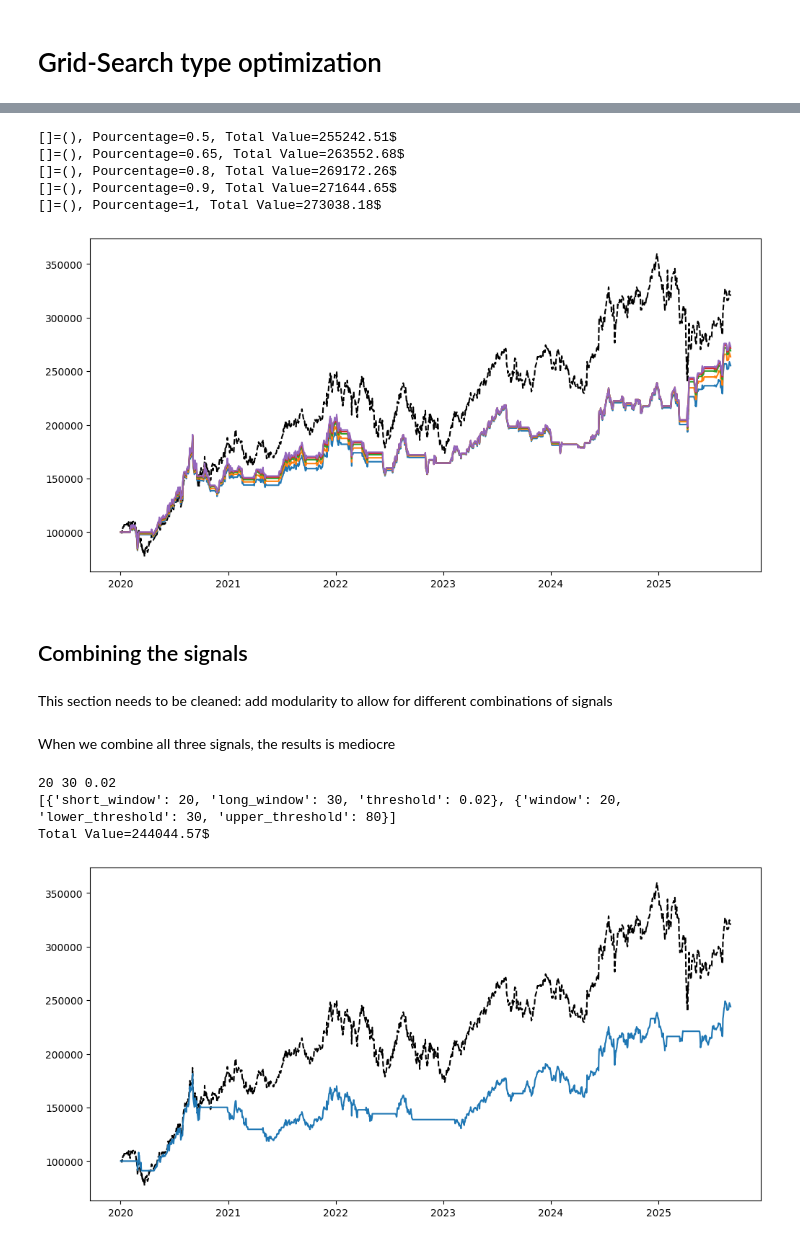
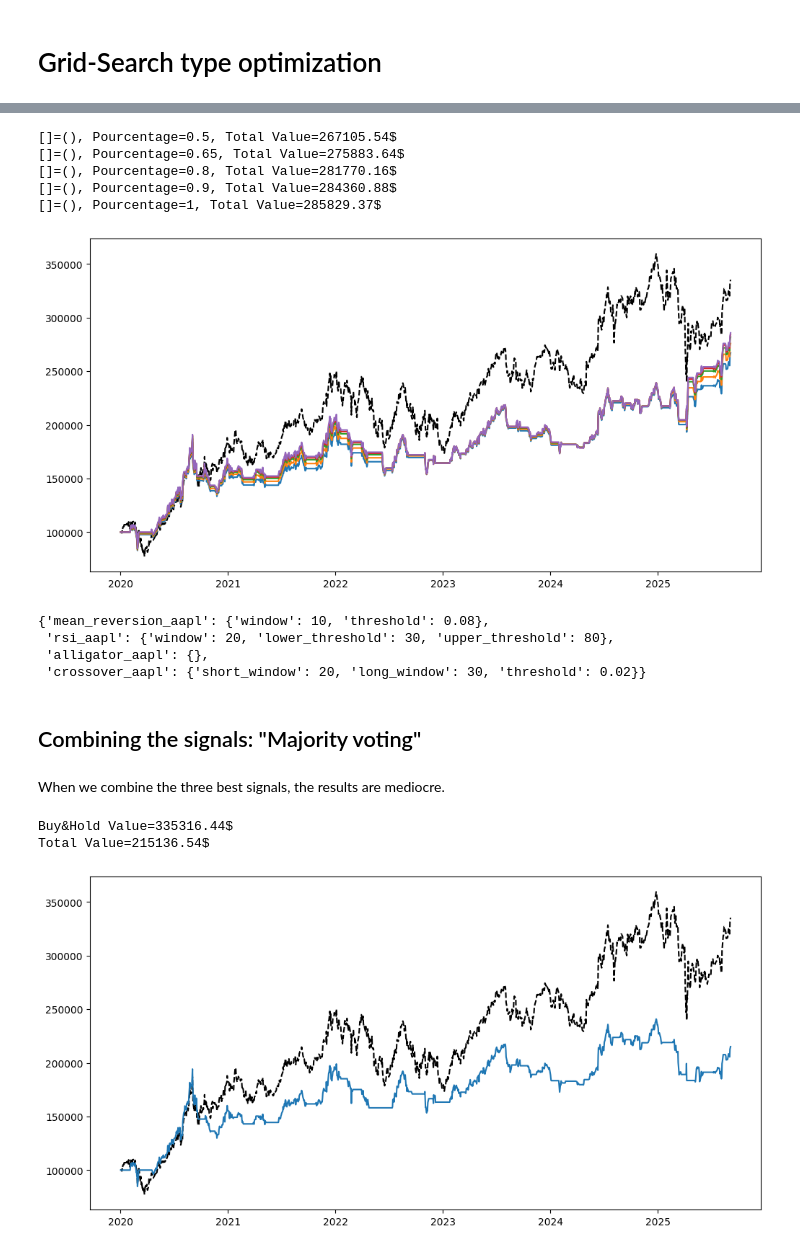
Before and after one commit to VincentGoze/SimpleBacktesting, a Jupyter notebook: Untitled.ipynb, the cells around one changed output, grey strips where cells are left out. Saved outputs shown, nothing was run; the diff lists cells and outputs as text; code cells hidden in the pictures.

```diff
--- a/Untitled.ipynb
+++ b/Untitled.ipynb
@@ -247,22 +262,32 @@ best_value_crossover, best_parameters["crossover"]=optimize_signal_parameters(mo
 # %%
-best_value_alligator, best_parameters["alligator"]=optimize_signal_parameters(alligator_signal,df,"Close",{},[0.2,0.5,0.65,0.8,0.9,1],cutoff_threshold=2.5)
+best_value_alligator, best_parameters["alligator_aapl"]=optimize_signal_parameters(alligator_signal,df,"Close",{},[0.2,0.5,0.65,0.8,0.9,1],cutoff_threshold=2.5)
 # %% [output]
-[]=(), Pourcentage=0.5, Total Value=255242.51$
-[]=(), Pourcentage=0.65, Total Value=263552.68$
-[]=(), Pourcentage=0.8, Total Value=269172.26$
-[]=(), Pourcentage=0.9, Total Value=271644.65$
-[]=(), Pourcentage=1, Total Value=273038.18$
+[]=(), Pourcentage=0.5, Total Value=267105.54$
+[]=(), Pourcentage=0.65, Total Value=275883.64$
+[]=(), Pourcentage=0.8, Total Value=281770.16$
+[]=(), Pourcentage=0.9, Total Value=284360.88$
+[]=(), Pourcentage=1, Total Value=285829.37$
-[figure, old version]
+[figure, new version]
+# %%
+best_parameters
+# %% [output]
+{'mean_reversion_aapl': {'window': 10, 'threshold': 0.08},
+ 'rsi_aapl': {'window': 20, 'lower_threshold': 30, 'upper_threshold': 80},
+ 'alligator_aapl': {},
+ 'crossover_aapl': {'short_window': 20, 'long_window': 30, 'threshold': 0.02}}
 # %% [markdown]
-## Combining the signals
+## Combining the signals: "Majority voting"
-# %% [markdown]
-This section needs to be cleaned: add modularity to allow for different combinations of signals
 # %% [markdown]
-When we combine all three signals, the results is mediocre
+When we combine the three best signals, the results are mediocre.
 # %%
 
 
-def test_combined_signals(df,prices_column,signals_dictionary,initial_amount=100000,start_date="2020-01-01"):
+def test_combined_signals_majority_voting(df,prices_column,signals_dictionary,initial_amount=100000,start_date="2020-01-01"):
+    """
+    Compute the signals from signals_dictionary add add them
+    If the result is positive, buy. If it is negative, sell.
+    This acts as a majority voting strategy
+    """
 
     # Buy & Hold benchmark
     plt.figure(figsize=(12, 6))
@@ -270,55 +295,49 @@ def test_combined_signals(df,prices_column,signals_dictionary,initial_amount=100
     to_buy=math.floor(initial_amount/df.iloc[0]["Open"])
     cash_residual=initial_amount-to_buy*df.iloc[0]["Open"]
     buy_hold_value= cash_residual+to_buy*df["Open"]
+    print(f"Buy&Hold Value={buy_hold_value.iloc[-1]:.2f}$")
     plt.plot(df.index, buy_hold_value, label='Buy & Hold', linestyle='--', color='black')
 
 
 
 
     signals_columns=[pd.Series(signal(df,prices_column,*signals_dictionary[signal].values())) for signal in signals_dictionary.keys()]
-    #signal_1=mean_reversion_signal(df,"Close",*best_parameters_mean_reversion.values())
-    #signal_2=rsi_signal(df,"Close",*best_parameters_rsi.values())
-    #signal_3=moving_average_crossover_signal(df,"Close",*best_parameters_crossover.values())
     sum_of_signals=sum(signals_columns)
     cash=initial_amount
     n_shares=0
 
 
     nr_shares=[]
     total_value=[]
 
     for a in range(len(df)):
         row=df.iloc[a]
         sig=sum_of_signals[a]
         if sig>0:
             to_buy=math.floor(1*cash/row["Open"])
             n_shares+=to_buy
             cash-=(to_buy*row["Open"])
         elif sig<0: #sell all acquired stocks
             cash+=(n_shares*row["Open"])
             n_shares=0
         nr_shares.append(n_shares)
         total_value.append(cash+n_shares*row["Open"])
 
 
 
 
     print(f"Total Value={total_value[-1]:.2f}$")
     plt.plot(df.index, total_value)
 
 
 
     plt.show()
 
-signals_dictionary={moving_average_crossover_signal:best_parameters["crossover"],rsi_signal:best_parameters["rsi"],alligator_signal:best_parameters["alligator"]}
-signals_dictionary={moving_average_crossover_signal:best_parameters["crossover"],rsi_signal:best_parameters["rsi"]}
-print(*signals_dictionary[moving_average_crossover_signal].values())
-print([signals_dictionary[a] for a in signals_dictionary.keys()])
-test_combined_signals(df,"Close",signals_dictionary)
+signals_dictionary={moving_average_crossover_signal:best_parameters["crossover_aapl"],rsi_signal:best_parameters["rsi_aapl"],alligator_signal:best_parameters["alligator_aapl"]}
 
-#[signal(df,"Close",*best_parameters[signals_dictionary[signal]]) for signal in signals_dictionary.keys()]
+
+test_combined_signals_majority_voting(df,"Close",signals_dictionary)
 # %% [output]
-20 30 0.02
-[{'short_window': 20, 'long_window': 30, 'threshold': 0.02}, {'window': 20, 'lower_threshold': 30, 'upper_threshold': 80}]
-Total Value=244044.57$
+Buy&Hold Value=335316.44$
+Total Value=215136.54$
-[figure, old version]
+[figure, new version]
```
Also changed, not shown: parts of 13 cells of this notebook.
